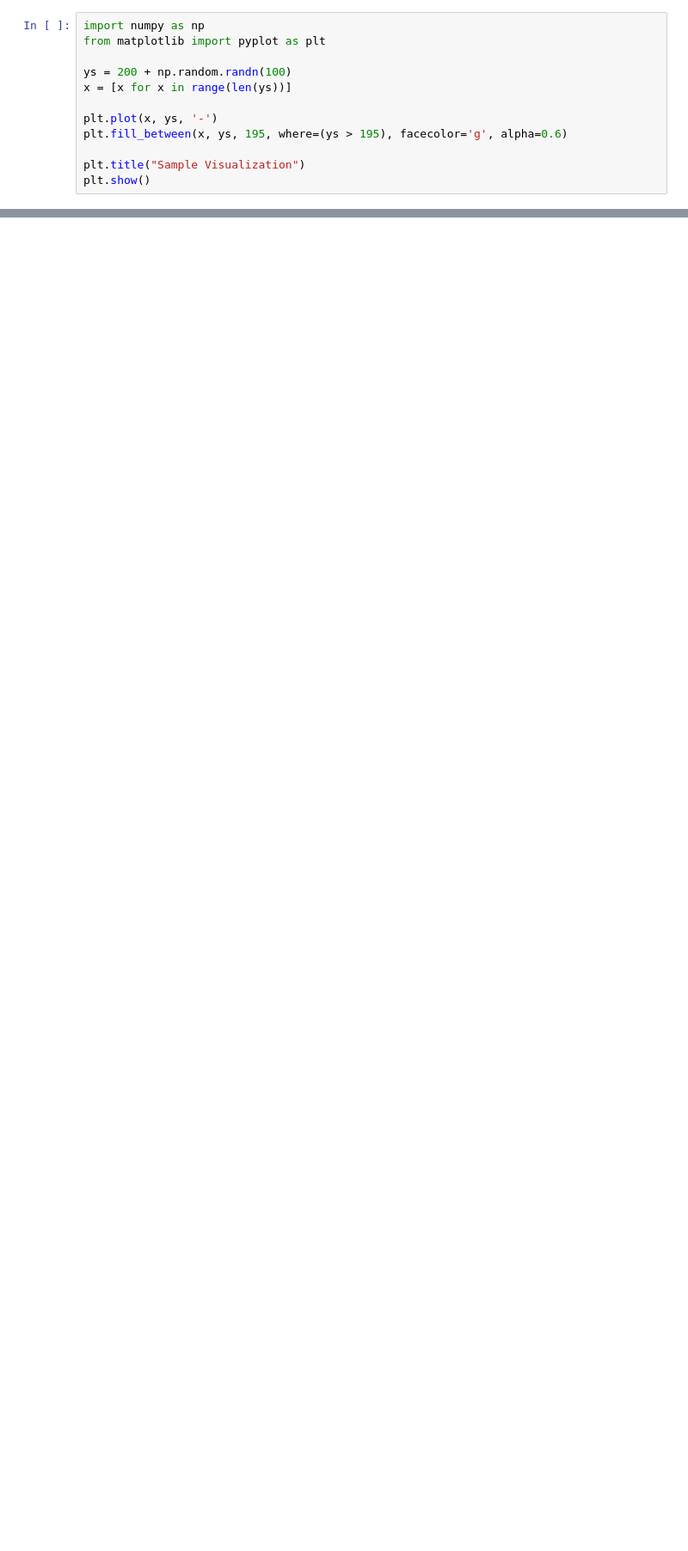
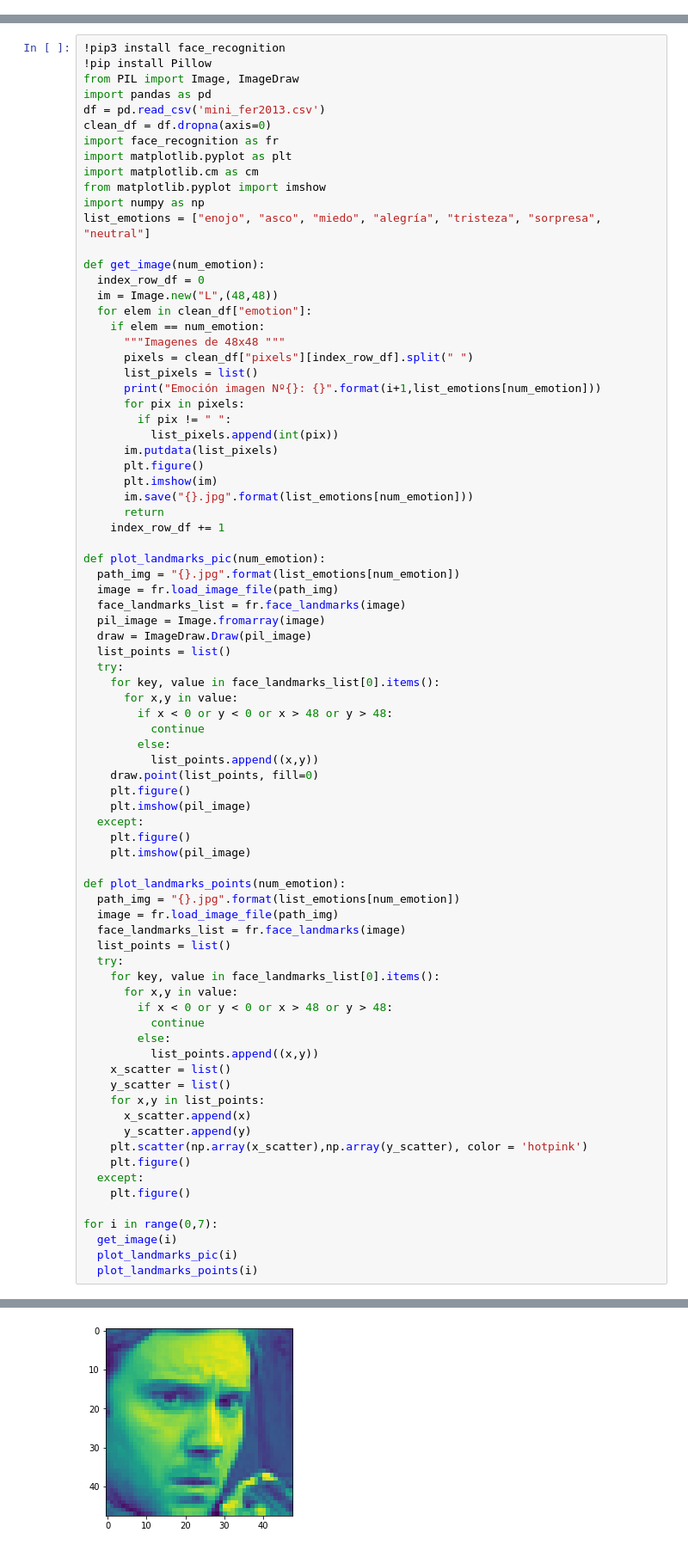
Before and after one commit to matiasmsm/Machine-Learning-Projects, a Jupyter notebook: q_earnings_predictor.ipynb, the cells around one changed output, grey strips where cells are left out. Shown at 86% size. Cells and saved outputs as stored; diff of their text form; blank space fills up the shorter version.

```diff
--- a/q_earnings_predictor.ipynb
+++ b/q_earnings_predictor.ipynb
@@ -60,12 +2,0 @@ Con Colab, puedes aprovechar toda la potencia de las bibliotecas más populares
-# %%
-import numpy as np
-from matplotlib import pyplot as plt
-
-ys = 200 + np.random.randn(100)
-x = [x for x in range(len(ys))]
-
-plt.plot(x, ys, '-')
-plt.fill_between(x, ys, 195, where=(ys > 195), facecolor='g', alpha=0.6)
-
-plt.title("Sample Visualization")
-plt.show()
@@ -151,0 +16,81 @@ A continuación, se muestran algunos cuadernos del curso online de Google sobre
+# %%
+!pip3 install face_recognition
+!pip install Pillow
+from PIL import Image, ImageDraw
+import pandas as pd
+df = pd.read_csv('mini_fer2013.csv')
+clean_df = df.dropna(axis=0)
+import face_recognition as fr
+import matplotlib.pyplot as plt
+import matplotlib.cm as cm
+from matplotlib.pyplot import imshow
+import numpy as np
+list_emotions = ["enojo", "asco", "miedo", "alegría", "tristeza", "sorpresa", "neutral"]
+
+def get_image(num_emotion):
+  index_row_df = 0
+  im = Image.new("L",(48,48))
+  for elem in clean_df["emotion"]:
+    if elem == num_emotion:
+      """Imagenes de 48x48 """
+      pixels = clean_df["pixels"][index_row_df].split(" ")
+      list_pixels = list()
+      print("Emoción imagen Nº{}: {}".format(i+1,list_emotions[num_emotion]))
+      for pix in pixels:
+        if pix != " ":
+          list_pixels.append(int(pix))
+      im.putdata(list_pixels)
+      plt.figure()
+      plt.imshow(im)
+      im.save("{}.jpg".format(list_emotions[num_emotion]))
+      return
+    index_row_df += 1
+
+def plot_landmarks_pic(num_emotion):
+  path_img = "{}.jpg".format(list_emotions[num_emotion])
+  image = fr.load_image_file(path_img)
+  face_landmarks_list = fr.face_landmarks(image)
+  pil_image = Image.fromarray(image)
+  draw = ImageDraw.Draw(pil_image)
+  list_points = list()
+  try:
+    for key, value in face_landmarks_list[0].items():
+      for x,y in value:
+        if x < 0 or y < 0 or x > 48 or y > 48:
+          continue
+        else:
+          list_points.append((x,y))
+    draw.point(list_points, fill=0)
+    plt.figure()
+    plt.imshow(pil_image)
+  except:
+    plt.figure()
+    plt.imshow(pil_image)
+
+def plot_landmarks_points(num_emotion):
+  path_img = "{}.jpg".format(list_emotions[num_emotion])
+  image = fr.load_image_file(path_img)
+  face_landmarks_list = fr.face_landmarks(image)
+  list_points = list()
+  try:
+    for key, value in face_landmarks_list[0].items():
+      for x,y in value:
+        if x < 0 or y < 0 or x > 48 or y > 48:
+          continue
+        else:
+          list_points.append((x,y))
+    x_scatter = list()
+    y_scatter = list()
+    for x,y in list_points:
+      x_scatter.append(x)
+      y_scatter.append(y)
+    plt.scatter(np.array(x_scatter),np.array(y_scatter), color = 'hotpink')
+    plt.figure()
+  except:
+    plt.figure()
+
+for i in range(0,7):
+  get_image(i)
+  plot_landmarks_pic(i)
+  plot_landmarks_points(i)
+# %% [output]
@@ -151,0 +114 @@ A continuación, se muestran algunos cuadernos del curso online de Google sobre
+[figure, added]
```
Also changed, not shown: parts of 57 cells of this notebook.
